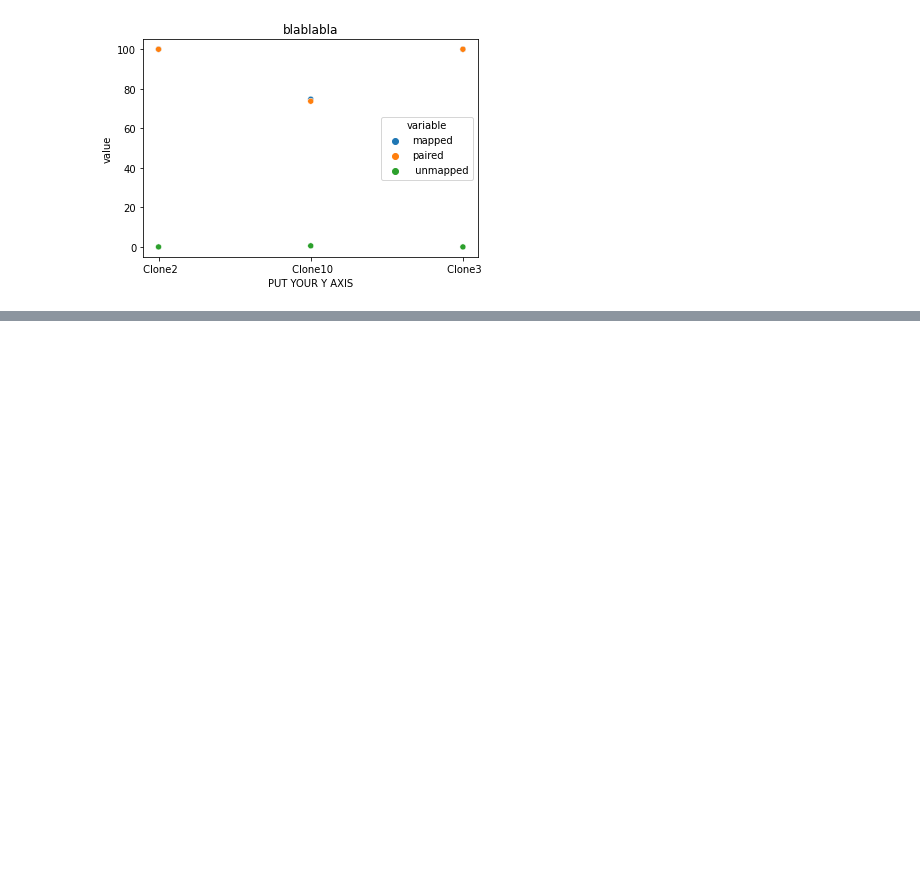
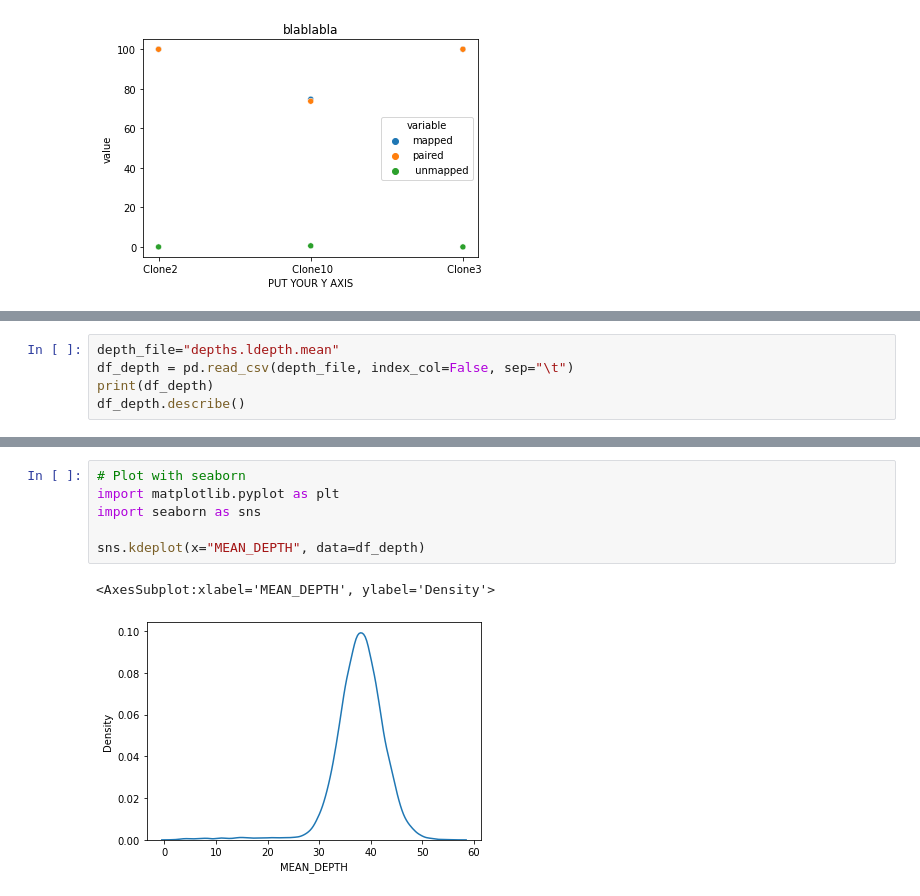
Before and after one commit to SouthGreenPlatform/-training_SV_teaching, a Jupyter notebook: Day2_Mapping_analysis.ipynb, the cells around one changed output, grey strips where cells are left out. Drawn from its saved outputs; the diff is of its cells as text; blank space fills up the shorter version.

```diff
--- a/Day2_Mapping_analysis.ipynb
+++ b/Day2_Mapping_analysis.ipynb
@@ -187,0 +394,5 @@ Text(0.5, 0, 'PUT YOUR Y AXIS')
+# %%
+depth_file="depths.ldepth.mean"
+df_depth = pd.read_csv(depth_file, index_col=False, sep="\t")
+print(df_depth)
+df_depth.describe()
@@ -187,0 +423,9 @@ Text(0.5, 0, 'PUT YOUR Y AXIS')
+# %%
+# Plot with seaborn
+import matplotlib.pyplot as plt
+import seaborn as sns
+
+sns.kdeplot(x="MEAN_DEPTH", data=df_depth)
+# %% [output]
+<AxesSubplot:xlabel='MEAN_DEPTH', ylabel='Density'>
+[figure, added]
```
Also changed, not shown: parts of 45 cells of this notebook.
